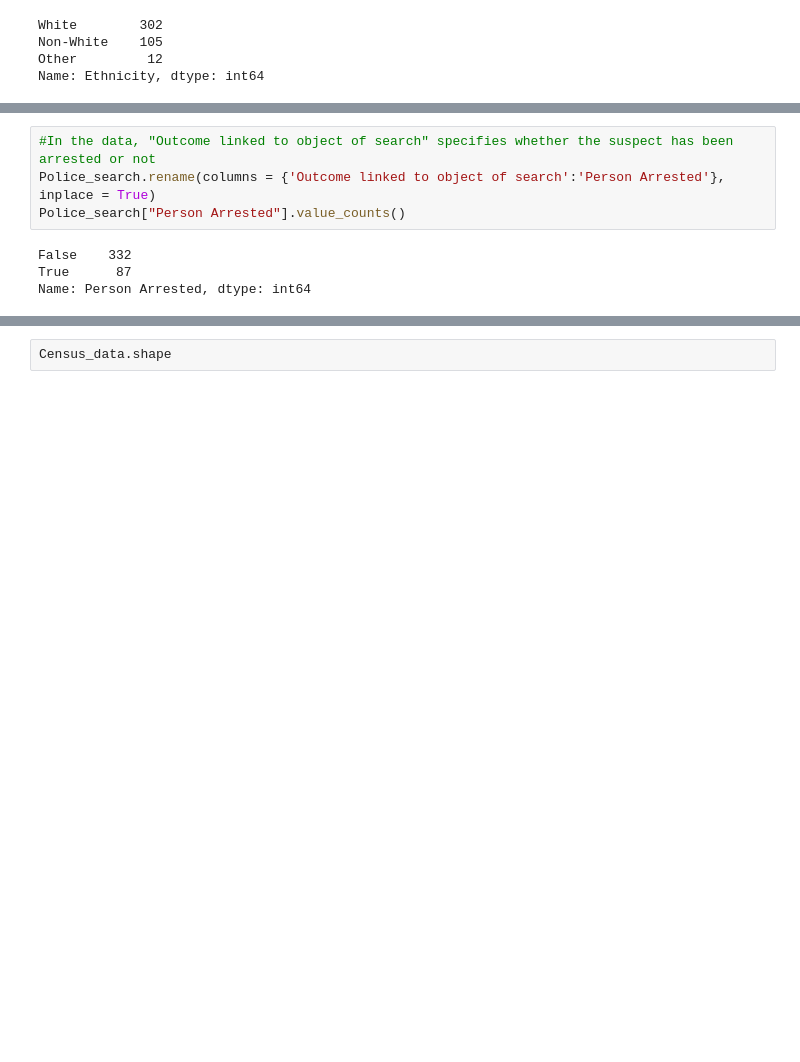
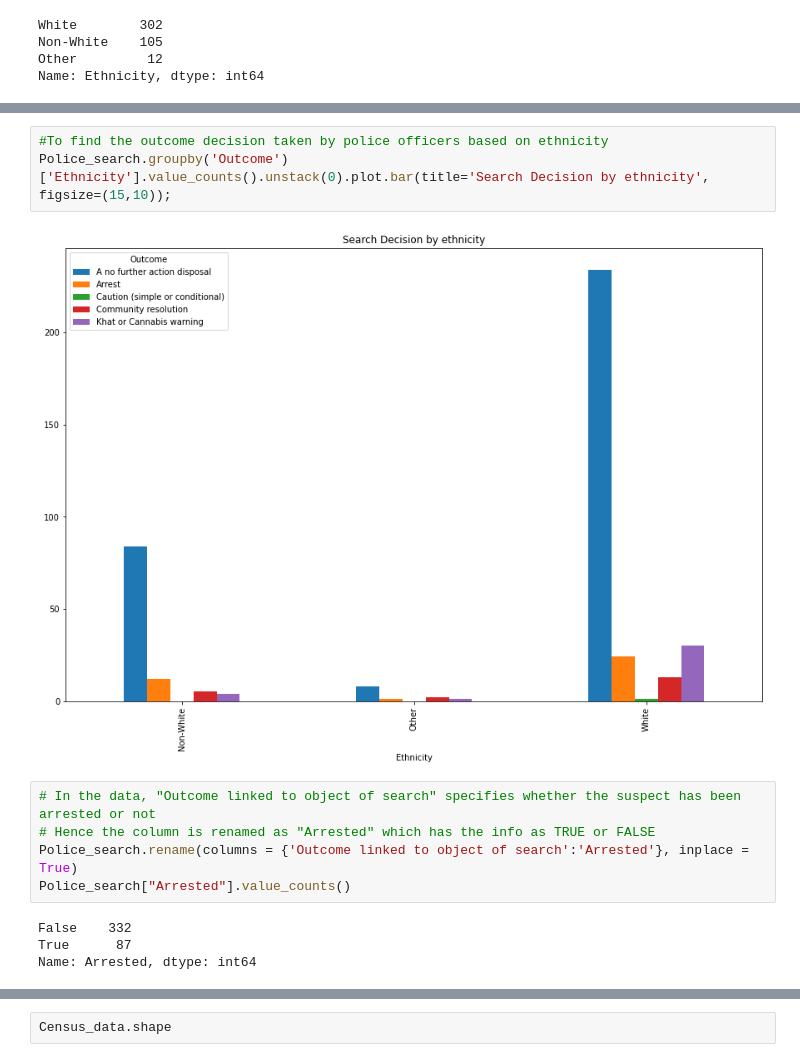
Before and after one commit to arunravi8595/Bias-detection, a Jupyter notebook: UK_police_bias.ipynb, the cells around one changed output, grey strips where cells are left out. Saved outputs shown, nothing was run; the diff lists cells and outputs as text; blank space fills up the shorter version.

```diff
--- a/UK_police_bias.ipynb
+++ b/UK_police_bias.ipynb
@@ -89,9 +132,15 @@ Name: Ethnicity, dtype: int64
+# %%
+#To find the outcome decision taken by police officers based on ethnicity
+Police_search.groupby('Outcome')['Ethnicity'].value_counts().unstack(0).plot.bar(title='Search Decision by ethnicity', figsize=(15,10));
+# %% [output]
+[figure, added]
 # %%
-#In the data, "Outcome linked to object of search" specifies whether the suspect has been arrested or not
-Police_search.rename(columns = {'Outcome linked to object of search':'Person Arrested'}, inplace = True)
-Police_search["Person Arrested"].value_counts()
+# In the data, "Outcome linked to object of search" specifies whether the suspect has been arrested or not
+# Hence the column is renamed as "Arrested" which has the info as TRUE or FALSE
+Police_search.rename(columns = {'Outcome linked to object of search':'Arrested'}, inplace = True)
+Police_search["Arrested"].value_counts()
 # %% [output]
 False    332
 True      87
-Name: Person Arrested, dtype: int64
+Name: Arrested, dtype: int64
 # %%
```
Also changed, not shown: parts of 20 cells of this notebook.
